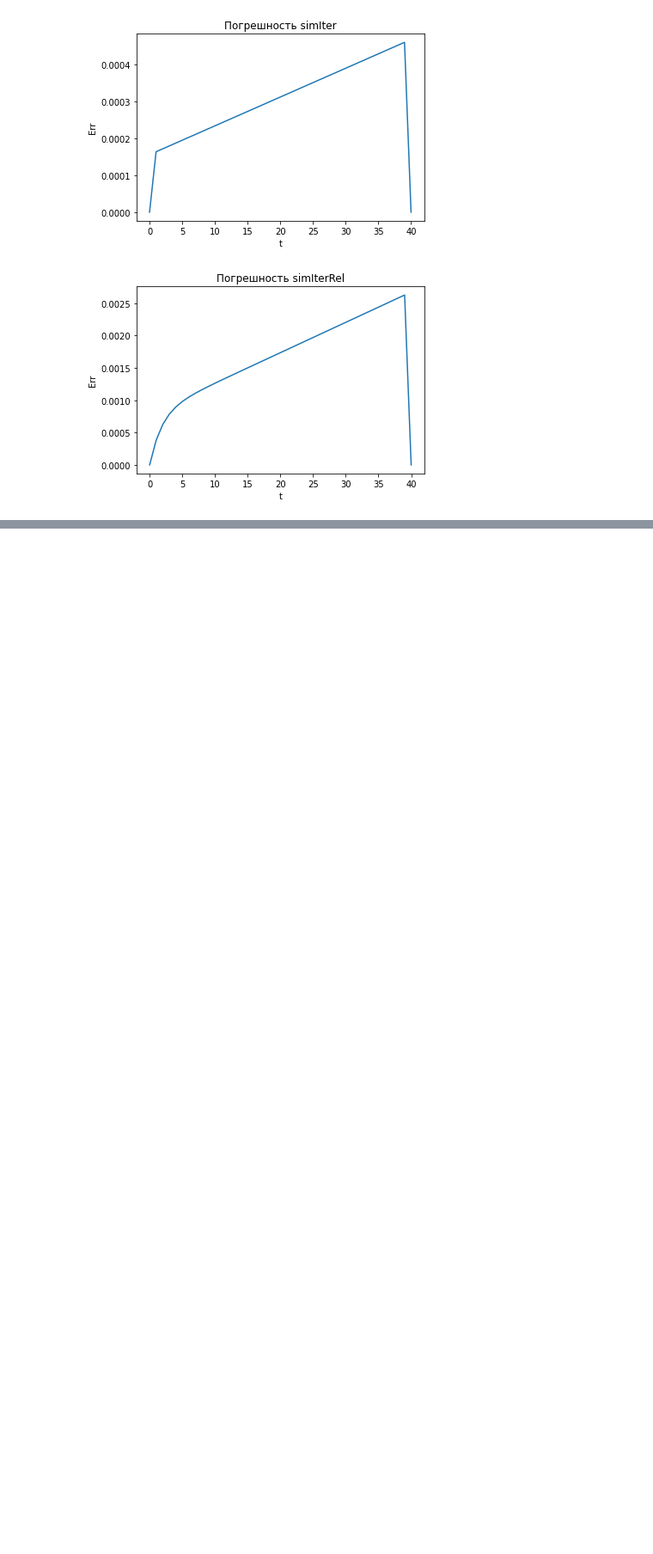
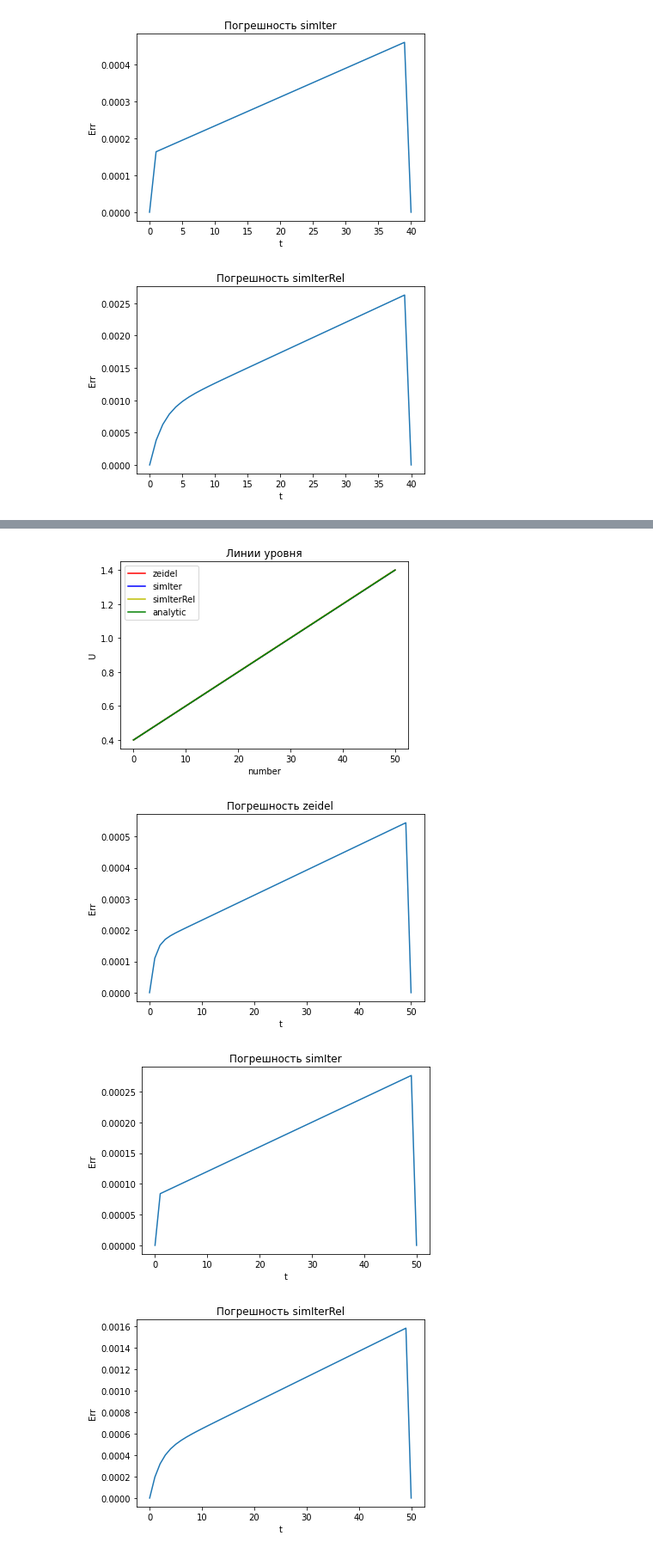
Before and after one commit to pivovarov-mai/80-406-b17, a Jupyter notebook: lab7/lab7_NM.ipynb, the cells around one changed output, grey strips where cells are left out. Shown: that part at 86% size. Drawn from its saved outputs; the diff is of its cells as text; code cells hidden in the pictures; blank space fills up the shorter version.

```diff
--- a/lab7/lab7_NM.ipynb
+++ b/lab7/lab7_NM.ipynb
@@ -226,0 +229,45 @@ if __name__ == '__main__':
+# %%
+data = {'nx': 50, 'ny': 50}
+nx, ny = int(data['nx']), int(data['ny'])
+args = {
+    'a': 0,
+    'b': 0,
+    'c': 2,
+    'd': 1,
+    'lx': 1,
+    'ly': 1,
+    'w': 1.5,
+    'f': lambda x, y: 0,
+    'alpha1': 0,
+    'alpha2': 1,
+    'beta1': 0,
+    'beta2': 1,
+    'gamma1': 0,
+    'gamma2': 1,
+    'delta1': 0,
+    'delta2': 1,
+    'phi1': lambda y: y,
+    'phi2': lambda y: 1 + y,
+    'phi3': lambda x: x,
+    'phi4': lambda x: 1 + x,
+    'solution': lambda x, y: x + y
+}
+
+analSolver = ElepticalSolver(args, nx, ny)
+simIterSolver = ElepticalSolver(args, nx, ny)
+zeidelSolver = ElepticalSolver(args, nx, ny)
+simIterRelSolver = ElepticalSolver(args, nx, ny)
+
+ans = {
+    'analytic': analSolver.analyticSolve(nx, ny),
+    'simIter': simIterSolver.simpleIterationMethod_solver(nx, ny)[0],
+    'zeidel': zeidelSolver.zeidelMethod_solver(nx, ny)[0],
+    'simIterRel': simIterRelSolver.simpleIterationMethodRelaxed_solver(nx, ny)[0]
+}
+
+presontation(ans, 20)
+# %% [output]
+[figure, added]
+[figure, added]
+[figure, added]
+[figure, added]
```
Also changed, not shown: parts of 4 cells of this notebook, 3 other files.
